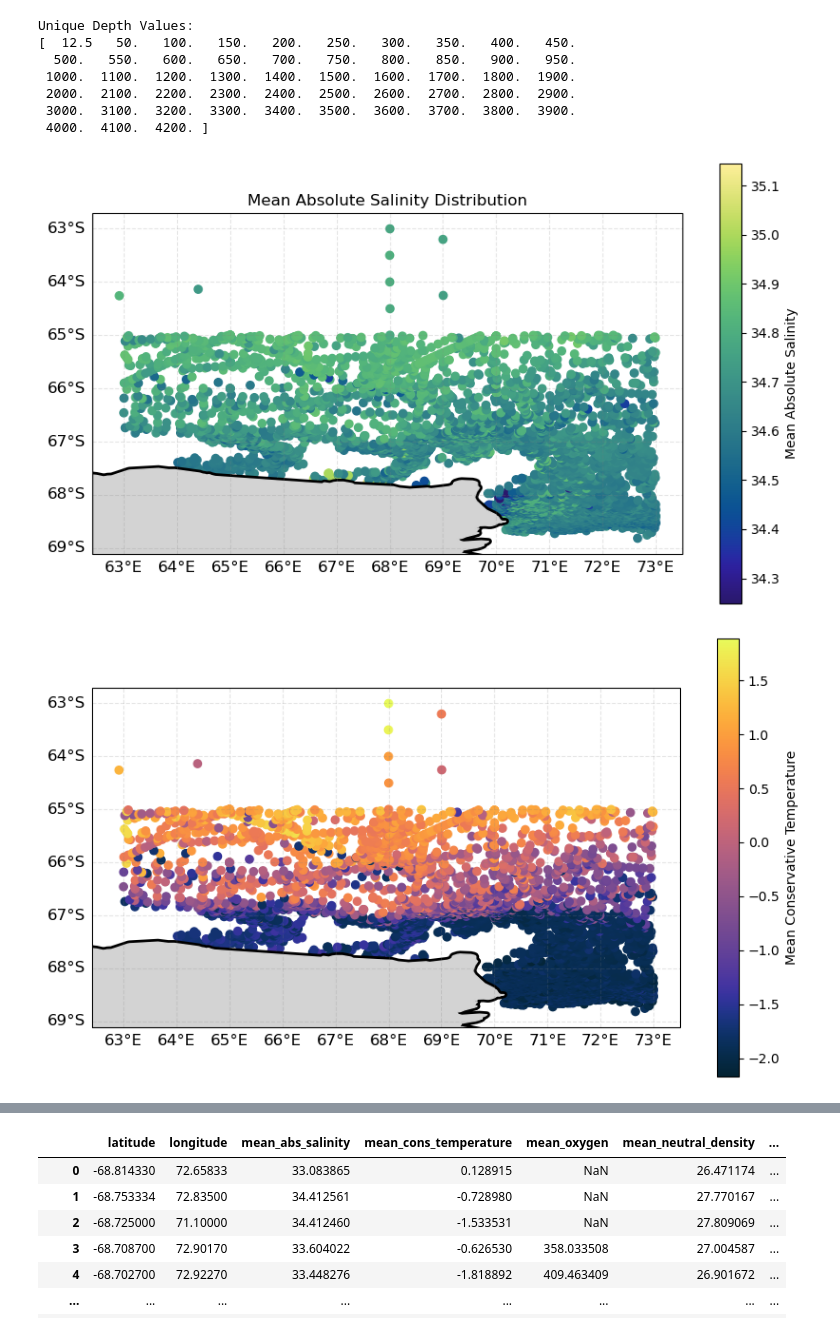
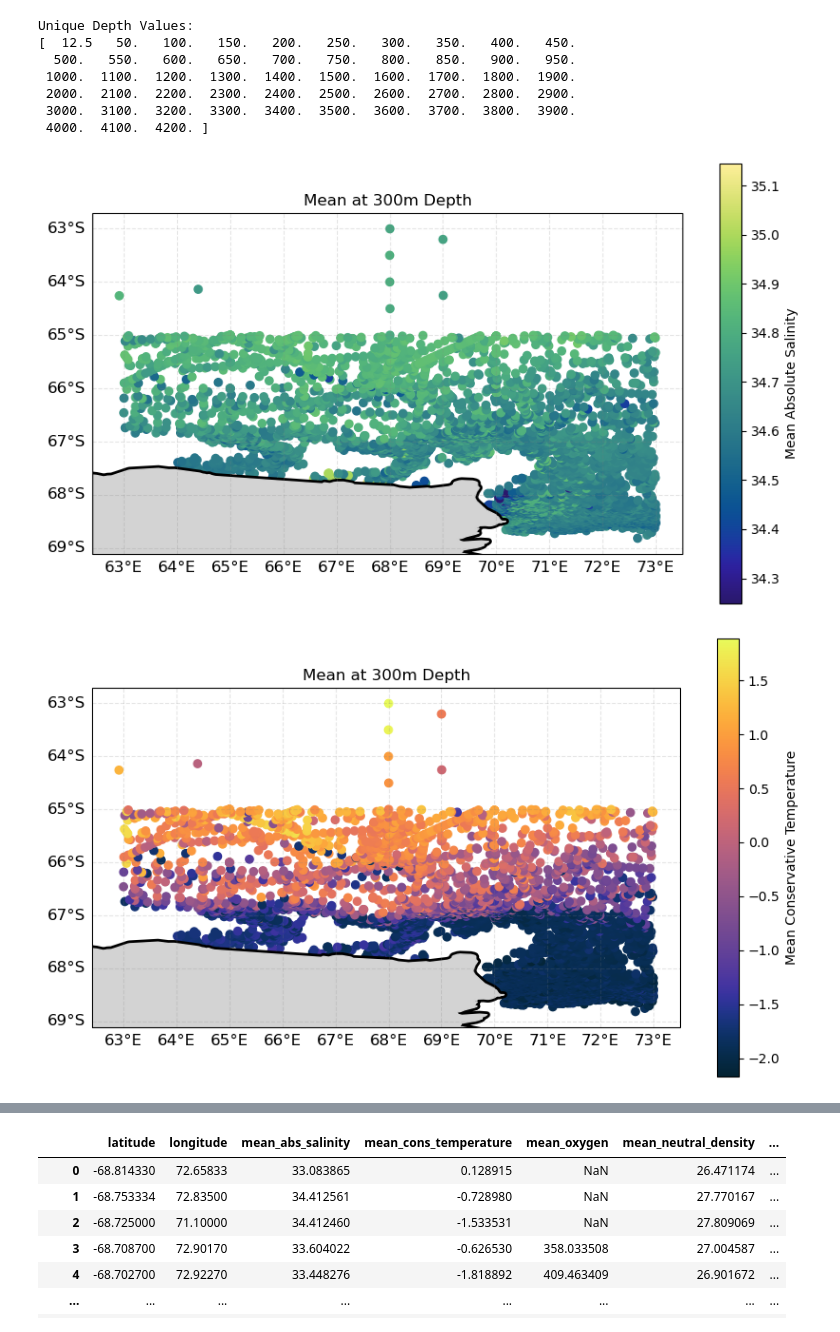
Before and after one commit to SiennaNeve/CDObs, a Jupyter notebook: Notebooks/data_prodct_cape_darnley_ocean_slices.ipynb, the cells around one changed output, grey strips where cells are left out. Cells and saved outputs as stored; diff of their text form; code cells hidden in the pictures.

```diff
--- a/Notebooks/data_prodct_cape_darnley_ocean_slices.ipynb
+++ b/Notebooks/data_prodct_cape_darnley_ocean_slices.ipynb
@@ -622,38 +616,39 @@ scatter = plt.scatter(data_at_depth.longitude, data_at_depth.latitude, c=data_at
 plt.colorbar(scatter, label='Mean Absolute Salinity')
 plt.xlabel('Longitude')
 plt.ylabel('Latitude')
-plt.title('Mean Absolute Salinity Distribution')
+plt.title(f'Mean at {chosen_depth}m Depth')
 plt.grid(True)
 plt.show()
 # %% [output]
-[figure, old version]
+[figure, new version]
 # %%
 # Filter data to depth of choice
 data_at_depth = ds.where(ds.depth == chosen_depth, drop=True)
 
 # Plot lat vs long colored by mean_abs_salinity
 plt.figure(figsize=(10, 6))
 
 ax = plt.axes(projection=ccrs.PlateCarree())
 ax.coastlines(linewidth=5)
 ax.add_feature(land)
 # ax.set_extent([63, 72, -68.5, -64.9], crs=ccrs.PlateCarree())
 #ax.gridlines(draw_labels=True, dms=True, x_inline=False, y_inline=False)
 gl = ax.gridlines(draw_labels=True, color='gray', alpha=0.2, linestyle='--', xlocs=np.arange(63, 74, 1), ylocs=np.arange(-69, -62, 1))
 gl.right_labels = False
 gl.top_labels = False
 gl.xlabel_style = {'size': 12}  # Adjust the size of the x-axis labels
 gl.ylabel_style = {'size': 12}  # Adjust the size of the y-axis labels
 
 
 scatter = plt.scatter(data_at_depth.longitude, data_at_depth.latitude, c=data_at_depth.mean_cons_temperature, cmap=cmap_temp)
 plt.colorbar(scatter, label='Mean Conservative Temperature')
 plt.xlabel('Longitude')
 plt.ylabel('Latitude')
+plt.title(f'Mean at {chosen_depth}m Depth')
 plt.grid(True)
 plt.show()
 # %% [output]
-[figure, old version]
+[figure, new version]
 # %%
 # Filter data to depth of choice
 data_at_depth = ds.where(ds.depth == chosen_depth, drop=True)
```
Also changed, not shown: parts of 3 cells of this notebook, 1 other file.
